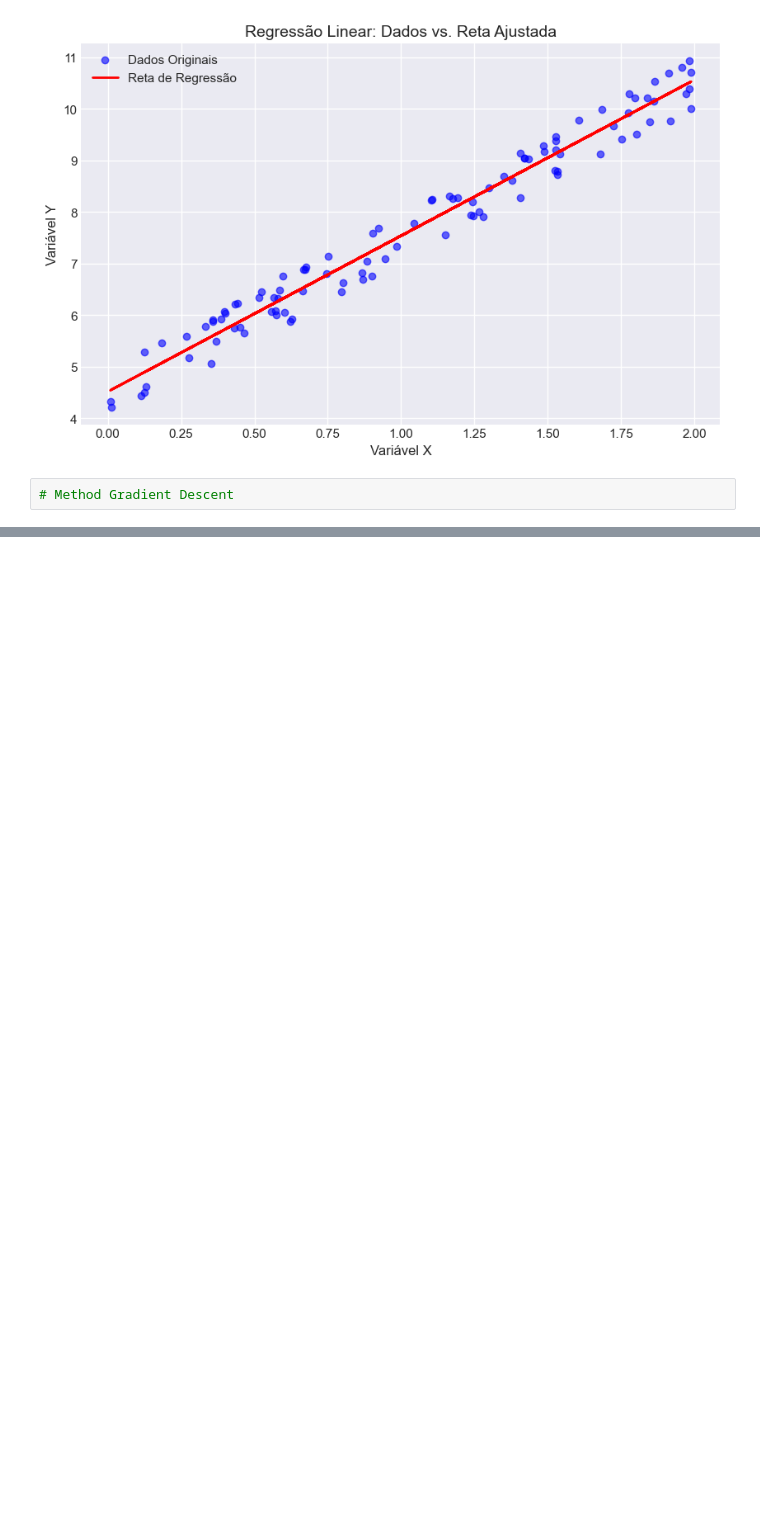
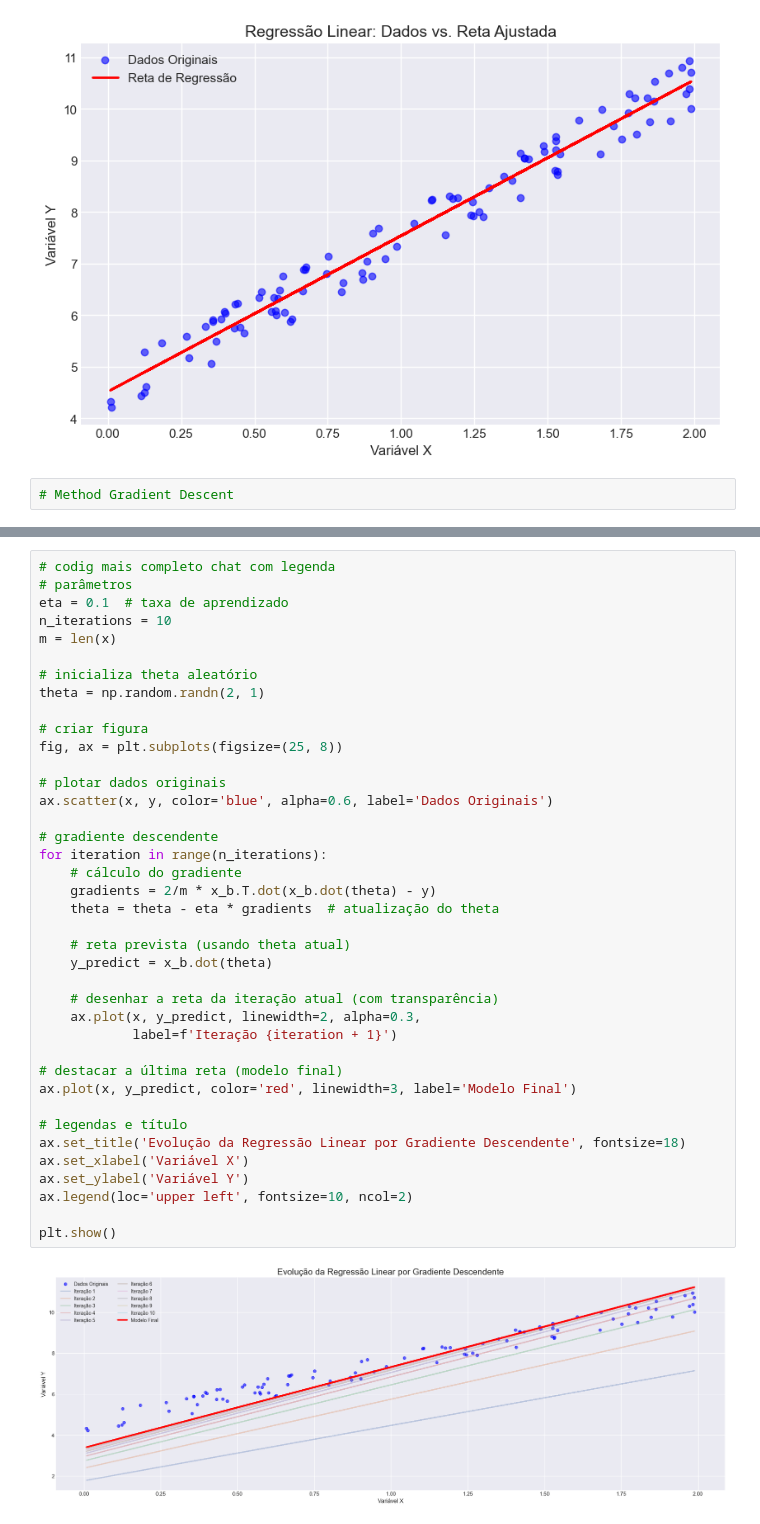
Before and after one commit to ludiemert/Classification_Regression_Models, a Jupyter notebook: 7_Classification_Regression_Models/Linear_Regression_1.ipynb, the cells around one changed output, grey strips where cells are left out. Drawn from its saved outputs; the diff is of its cells as text; blank space fills up the shorter version.

```diff
--- a/7_Classification_Regression_Models/Linear_Regression_1.ipynb
+++ b/7_Classification_Regression_Models/Linear_Regression_1.ipynb
@@ -141,0 +163,41 @@ plt.show()
+# %%
+# codig mais completo chat com legenda
+# parâmetros
+eta = 0.1  # taxa de aprendizado
+n_iterations = 10
+m = len(x)
+
+# inicializa theta aleatório
+theta = np.random.randn(2, 1)
+
+# criar figura
+fig, ax = plt.subplots(figsize=(25, 8))
+
+# plotar dados originais
+ax.scatter(x, y, color='blue', alpha=0.6, label='Dados Originais')
+
+# gradiente descendente
+for iteration in range(n_iterations):
+    # cálculo do gradiente
+    gradients = 2/m * x_b.T.dot(x_b.dot(theta) - y)
+    theta = theta - eta * gradients  # atualização do theta
+
+    # reta prevista (usando theta atual)
+    y_predict = x_b.dot(theta)
+
+    # desenhar a reta da iteração atual (com transparência)
+    ax.plot(x, y_predict, linewidth=2, alpha=0.3,
+            label=f'Iteração {iteration + 1}')
+
+# destacar a última reta (modelo final)
+ax.plot(x, y_predict, color='red', linewidth=3, label='Modelo Final')
+
+# legendas e título
+ax.set_title('Evolução da Regressão Linear por Gradiente Descendente', fontsize=18)
+ax.set_xlabel('Variável X')
+ax.set_ylabel('Variável Y')
+ax.legend(loc='upper left', fontsize=10, ncol=2)
+
+plt.show()
+# %% [output]
+[figure, added]
```
Also changed, not shown: parts of 3 cells of this notebook.
